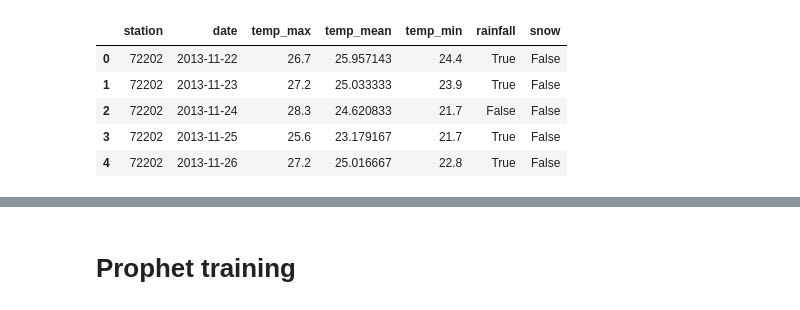
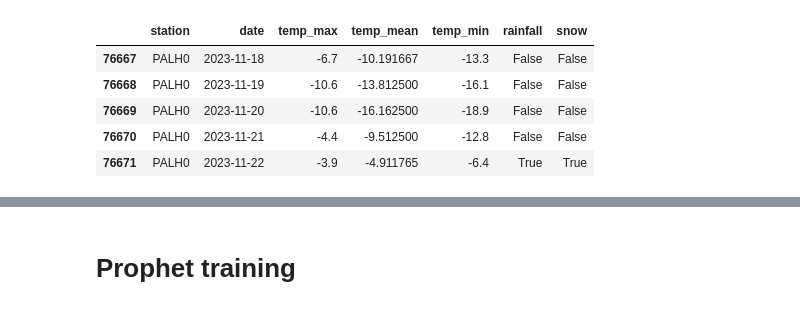
Before and after one commit to mb208/604Final, a Jupyter notebook: notebooks/xgb_prophet_playground.ipynb, the cells around one changed output, grey strips where cells are left out. Saved outputs shown, nothing was run; the diff lists cells and outputs as text; code cells hidden in the pictures.

```diff
--- a/notebooks/xgb_prophet_playground.ipynb
+++ b/notebooks/xgb_prophet_playground.ipynb
@@ -19,11 +22,11 @@ os.chdir('..')
 # %%
 daily_df = pd.read_csv('data/daily_data.csv')
 # %%
-daily_df.head()
+daily_df.tail()
 # %% [output]
 |  | station | date | temp_max | temp_mean | temp_min | rainfall | snow |
-| 0 | 72202 | 2013-11-22 | 26.7 | 25.957143 | 24.4 | True | False |
-| 1 | 72202 | 2013-11-23 | 27.2 | 25.033333 | 23.9 | True | False |
-| 2 | 72202 | 2013-11-24 | 28.3 | 24.620833 | 21.7 | False | False |
-| 3 | 72202 | 2013-11-25 | 25.6 | 23.179167 | 21.7 | True | False |
-| 4 | 72202 | 2013-11-26 | 27.2 | 25.016667 | 22.8 | True | False |
+| 76667 | PALH0 | 2023-11-18 | -6.7 | -10.191667 | -13.3 | False | False |
+| 76668 | PALH0 | 2023-11-19 | -10.6 | -13.812500 | -16.1 | False | False |
+| 76669 | PALH0 | 2023-11-20 | -10.6 | -16.162500 | -18.9 | False | False |
+| 76670 | PALH0 | 2023-11-21 | -4.4 | -9.512500 | -12.8 | False | False |
+| 76671 | PALH0 | 2023-11-22 | -3.9 | -4.911765 | -6.4 | True | True |
```
Also changed, not shown: parts of 58 cells of this notebook.
